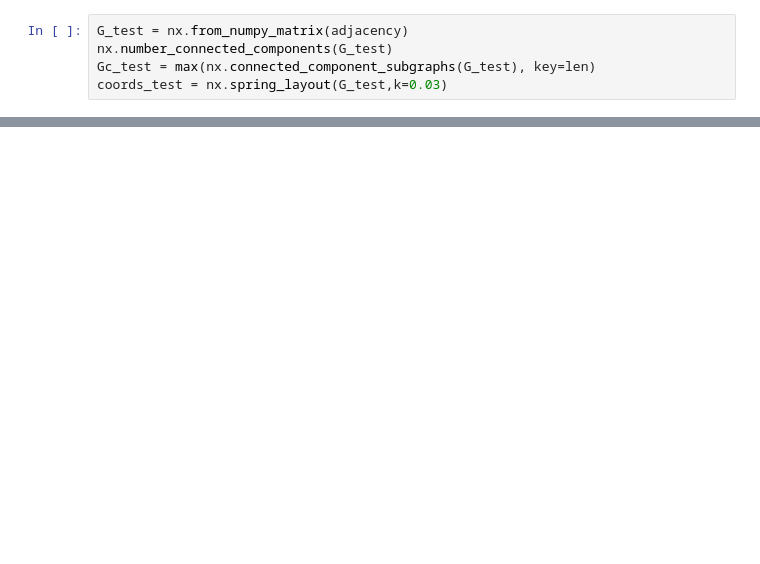
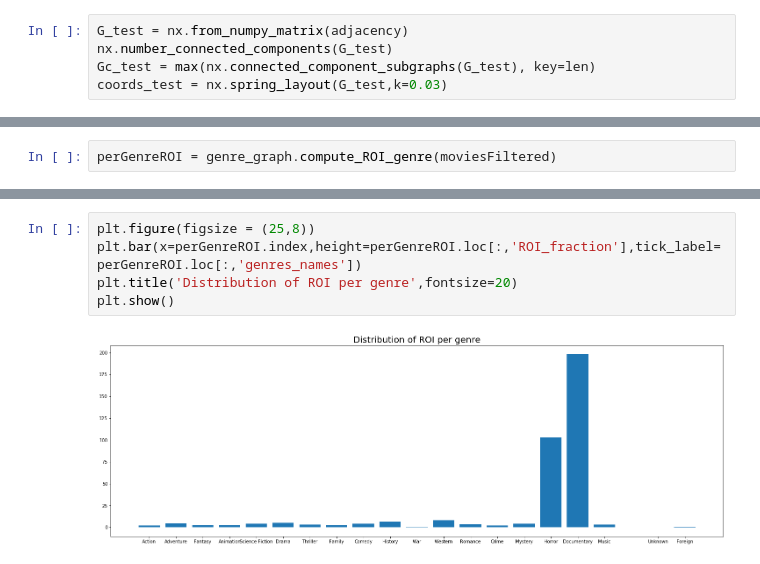
Before and after one commit to swouf/ntds_IMDb_team4, a Jupyter notebook: test_notebook.ipynb, the cells around one changed output, grey strips where cells are left out. Saved outputs shown, nothing was run; the diff lists cells and outputs as text; blank space fills up the shorter version.

```diff
--- a/test_notebook.ipynb
+++ b/test_notebook.ipynb
@@ -143,0 +94,2 @@ plt.show()
+# %%
+perGenreROI = genre_graph.compute_ROI_genre(moviesFiltered)
@@ -143,0 +114,7 @@ plt.show()
+# %%
+plt.figure(figsize = (25,8))
+plt.bar(x=perGenreROI.index,height=perGenreROI.loc[:,'ROI_fraction'],tick_label=perGenreROI.loc[:,'genres_names'])
+plt.title('Distribution of ROI per genre',fontsize=20)
+plt.show()
+# %% [output]
+[figure, added]
```
Also changed, not shown: parts of 12 cells of this notebook, 2 other files.
